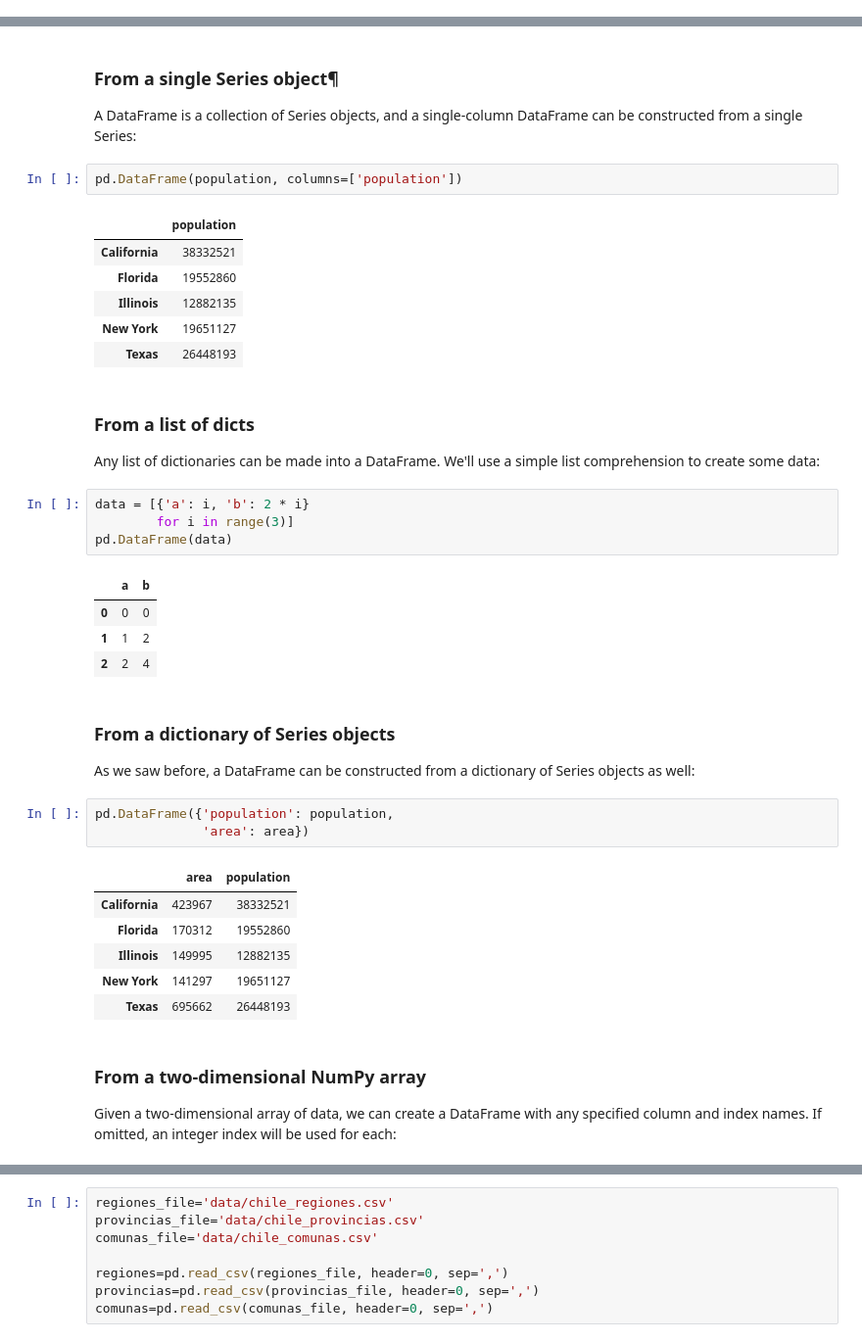
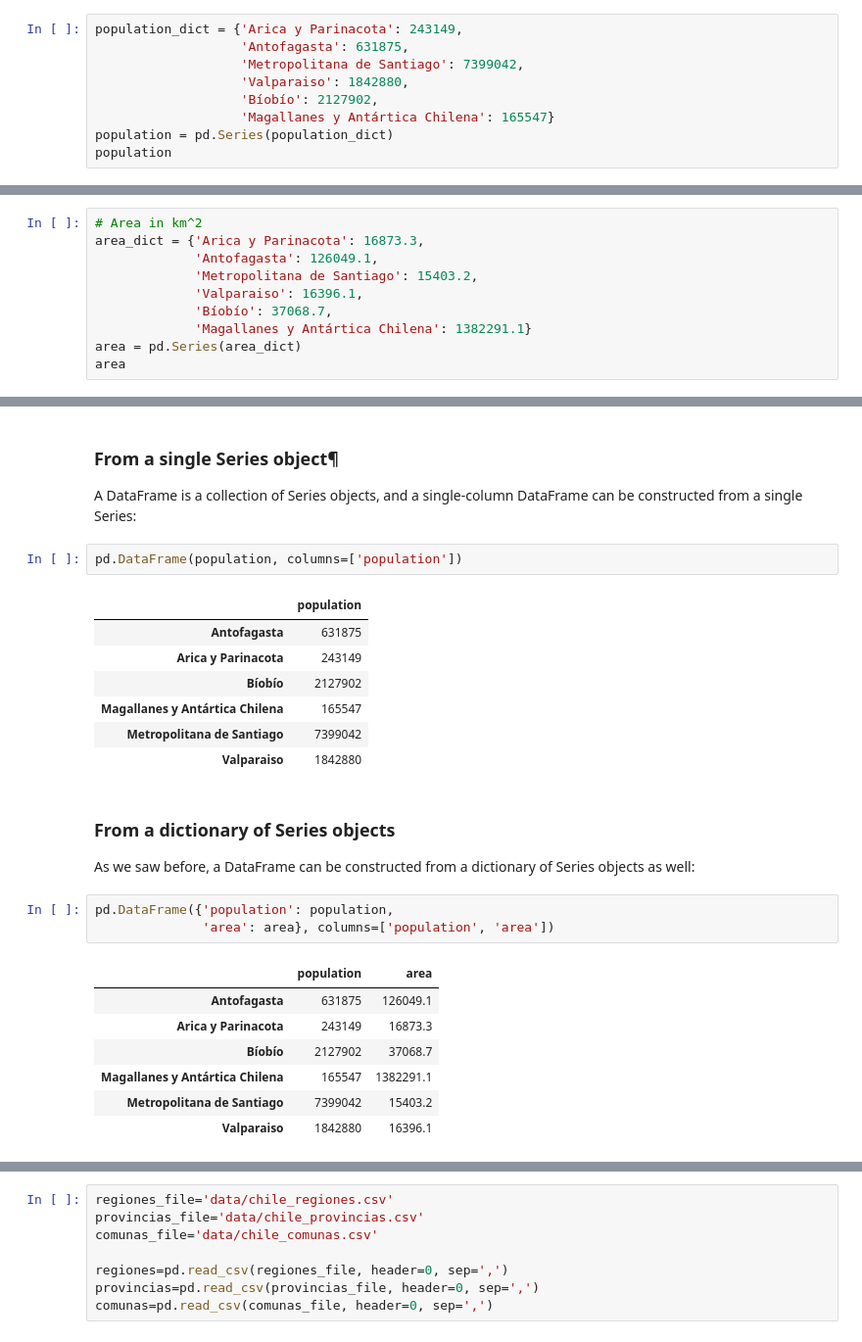
Before and after one commit to pucdata/pythonclub, a Jupyter notebook: sessions/07-pandas/01 - Pandas tutorial.ipynb, the cells around one changed output, grey strips where cells are left out. Shown at 98% size. Cells and saved outputs as stored; diff of their text form.

```diff
--- a/sessions/07-pandas/01 - Pandas tutorial.ipynb
+++ b/sessions/07-pandas/01 - Pandas tutorial.ipynb
@@ -89,0 +71,9 @@ population['California']
+# %%
+population_dict = {'Arica y Parinacota': 243149,
+                   'Antofagasta': 631875,
+                   'Metropolitana de Santiago': 7399042,
+                   'Valparaiso': 1842880,
+                   'Bíobío': 2127902,
+                   'Magallanes y Antártica Chilena': 165547}
+population = pd.Series(population_dict)
+population
@@ -118,0 +110,10 @@ dtype: int64
+# %%
+# Area in km^2
+area_dict = {'Arica y Parinacota': 16873.3,
+             'Antofagasta': 126049.1,
+             'Metropolitana de Santiago': 15403.2,
+             'Valparaiso': 16396.1,
+             'Bíobío': 37068.7,
+             'Magallanes y Antártica Chilena': 1382291.1}
+area = pd.Series(area_dict)
+area
@@ -160,36 +174,23 @@ A DataFrame is a collection of Series objects, and a single-column DataFrame can
 pd.DataFrame(population, columns=['population'])
 # %% [output]
 |  | population |
-| California | 38332521 |
-| Florida | 19552860 |
-| Illinois | 12882135 |
-| New York | 19651127 |
-| Texas | 26448193 |
+| Antofagasta | 631875 |
+| Arica y Parinacota | 243149 |
+| Bíobío | 2127902 |
+| Magallanes y Antártica Chilena | 165547 |
+| Metropolitana de Santiago | 7399042 |
+| Valparaiso | 1842880 |
-# %% [markdown]
-### From a list of dicts
-Any list of dictionaries can be made into a DataFrame. We'll use a simple list comprehension to create some data:
-# %%
-data = [{'a': i, 'b': 2 * i}
-        for i in range(3)]
-pd.DataFrame(data)
-# %% [output]
-|  | a | b |
-| 0 | 0 | 0 |
-| 1 | 1 | 2 |
-| 2 | 2 | 4 |
 # %% [markdown]
 ### From a dictionary of Series objects
 As we saw before, a DataFrame can be constructed from a dictionary of Series objects as well:
 # %%
 pd.DataFrame({'population': population,
-              'area': area})
+              'area': area}, columns=['population', 'area'])
 # %% [output]
-|  | area | population |
-| California | 423967 | 38332521 |
-| Florida | 170312 | 19552860 |
-| Illinois | 149995 | 12882135 |
-| New York | 141297 | 19651127 |
-| Texas | 695662 | 26448193 |
+|  | population | area |
+| Antofagasta | 631875 | 126049.1 |
+| Arica y Parinacota | 243149 | 16873.3 |
+| Bíobío | 2127902 | 37068.7 |
+| Magallanes y Antártica Chilena | 165547 | 1382291.1 |
+| Metropolitana de Santiago | 7399042 | 15403.2 |
+| Valparaiso | 1842880 | 16396.1 |
-# %% [markdown]
-### From a two-dimensional NumPy array
-Given a two-dimensional array of data, we can create a DataFrame with any specified column and index names. If omitted, an integer index will be used for each:
```
Also changed, not shown: parts of 30 cells of this notebook, 2 other files.
